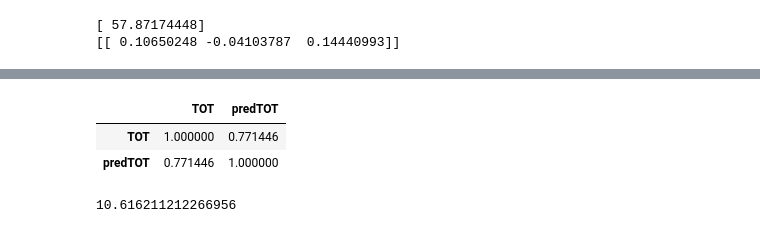
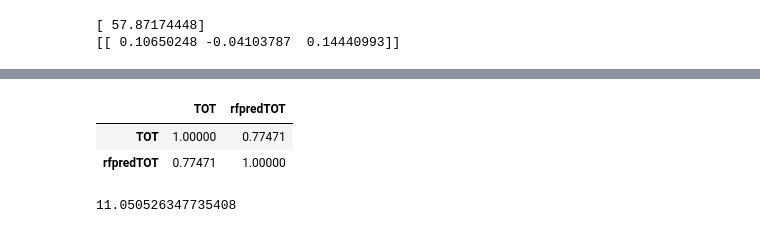
Before and after one commit to ryancjepsen/learning, a Jupyter notebook: pga championship.ipynb, the cells around one changed output, grey strips where cells are left out. Cells and saved outputs as stored; diff of their text form; code cells hidden in the pictures.

```diff
--- a/pga championship.ipynb
+++ b/pga championship.ipynb
@@ -174,8 +300,7 @@ gbpred = gbr.predict(dftest[[0, 1, 2]])
 # %%
 dftest['lmpredR4'] = lmpred
 dftest['rfpredR4'] = rfpred
-dftest['gbpredR4'] = gbpred
-#dftest['avgpredR4'] = dftest[['lmpredR4', 'rfpredR4']].mean(axis=1)
 # %%
 dftest['TOT'] = dftest[[0, 1, 2, 3]].sum(axis=1)
-dftest['predTOT'] = dftest[[0, 1, 2, 4]].sum(axis=1)
+dftest['lmpredTOT'] = dftest[[0, 1, 2, 4]].sum(axis=1)
+dftest['rfpredTOT'] = dftest[[0, 1, 2, 5]].sum(axis=1)
@@ -182,3 +309,3 @@ dftest['predTOT'] = dftest[[0, 1, 2, 4]].sum(axis=1)
 # %%
-dftest.sort('predTOT')
+dftest.sort('lmpredTOT').head(10)
 # %% [output]
@@ -209,0 +340,2 @@ Correlation
+# %%
+dftest.sort('rfpredTOT').head(10)
@@ -210,11 +354,11 @@ Correlation
 # %%
-RSq = (dftest[['TOT', 'predTOT']].corr())**2
-RSq
+rfRSq = (dftest[['TOT', 'rfpredTOT']].corr())**2
+rfRSq
 # %% [output]
-|  | TOT | predTOT |
-| TOT | 1.000000 | 0.771446 |
-| predTOT | 0.771446 | 1.000000 |
+|  | TOT | rfpredTOT |
+| TOT | 1.00000 | 0.77471 |
+| rfpredTOT | 0.77471 | 1.00000 |
 # %%
-mean_squared_error(dftest['TOT'], dftest['predTOT'])
+mean_squared_error(dftest['TOT'], dftest['rfpredTOT'])
 # %% [output]
-10.616211212266956
+11.050526347735408
```
Also changed, not shown: parts of 35 cells of this notebook.
